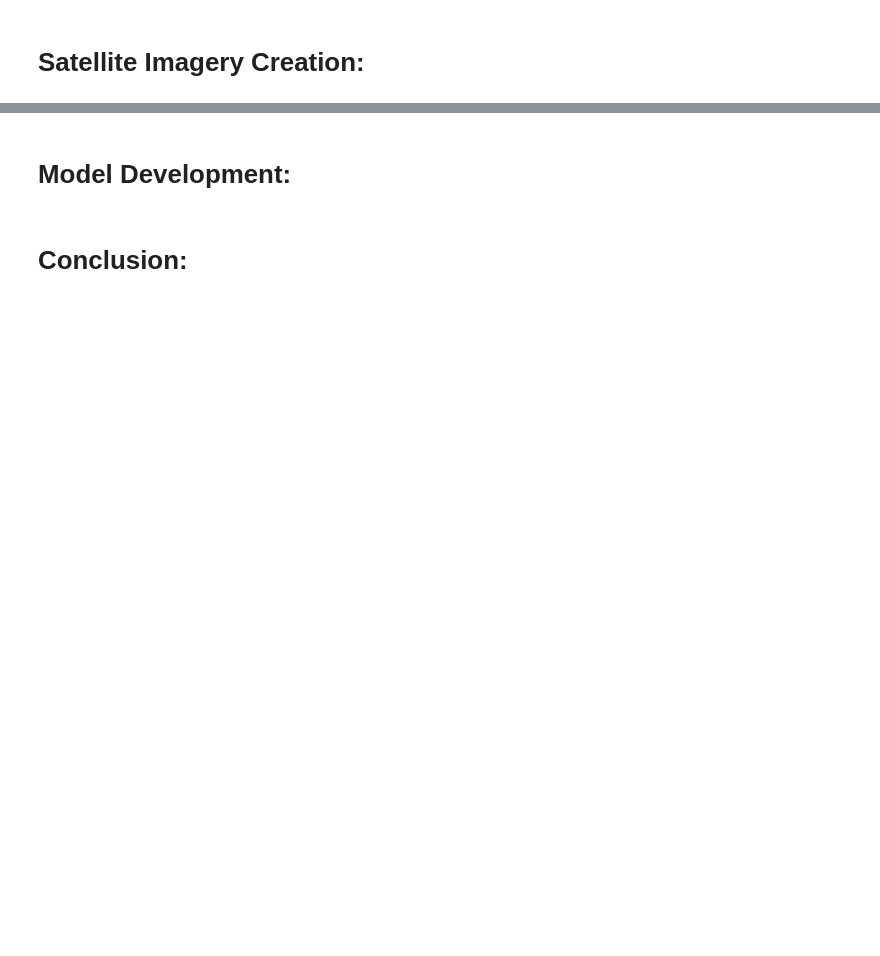
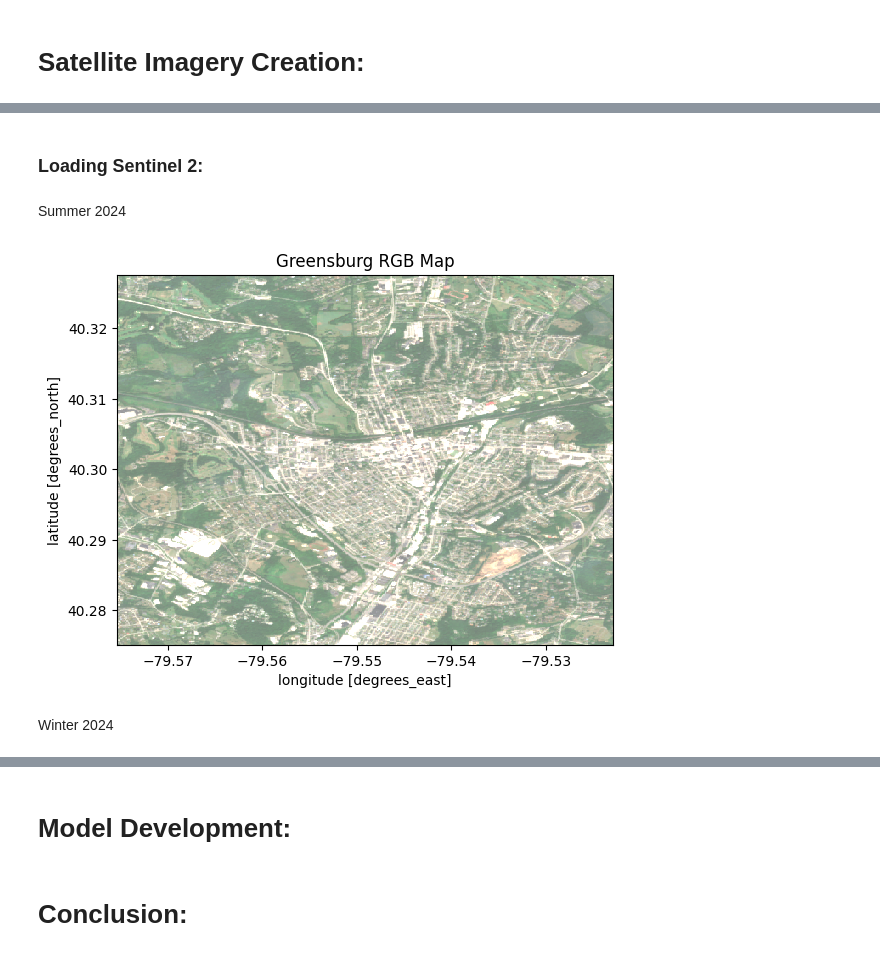
Before and after one commit to JZembower/UHI_Index_Prediction_Model, a Jupyter notebook: Model/greensburg_notebook.ipynb, the cells around one changed output, grey strips where cells are left out. Cells and saved outputs as stored; diff of their text form; code cells hidden in the pictures; blank space fills up the shorter version.

```diff
--- a/Model/greensburg_notebook.ipynb
+++ b/Model/greensburg_notebook.ipynb
@@ -70,0 +225,5 @@ buildings = pd.read_csv("C:\\Users\\jrzem\\OneDrive\\Desktop\\Greensburg Dataset
+# %%
+# function to create a median mosaic
+def median_mosaic(data):
+    median = data.median(dim='time').compute()
+    return median
@@ -70,0 +240,9 @@ buildings = pd.read_csv("C:\\Users\\jrzem\\OneDrive\\Desktop\\Greensburg Dataset
+# %%
+greensburg_location = (-79.57534,40.27524,-79.52297,40.32744)
+summer_2024 = '2024-06-01/2024-09-01'
+sentinel_2_satellite = "sentinel-2-l2a"
+cloud_coverage = 30
+sentinel_2_bands = ["B01", "B02", "B03", "B04", "B05", "B06", "B07", "B08", "B8A", "B11", "B12"]
+resolution = 10
+
+sentinel_2_summer_2024_xarray = create_xarray_data(greensburg_location,summer_2024,sentinel_2_satellite,cloud_coverage,sentinel_2_bands,resolution)
@@ -70,0 +251,2 @@ buildings = pd.read_csv("C:\\Users\\jrzem\\OneDrive\\Desktop\\Greensburg Dataset
+# %%
+sentinel_2_summer_2024 = median_mosaic(sentinel_2_summer_2024_xarray)
@@ -70,0 +503,4 @@ buildings = pd.read_csv("C:\\Users\\jrzem\\OneDrive\\Desktop\\Greensburg Dataset
+# %% [markdown]
+### Loading Sentinel 2:
+# %% [markdown]
+Summer 2024
@@ -70,0 +513,10 @@ buildings = pd.read_csv("C:\\Users\\jrzem\\OneDrive\\Desktop\\Greensburg Dataset
+# %%
+plot_data_summer = sentinel_2_summer_2024[['B04','B03','B02']].to_array()
+
+plot_data_summer.plot.imshow(vmin=0, vmax=2500)
+plt.title('Greensburg RGB Map')
+plt.show()
+# %% [output]
+[figure, added]
+# %% [markdown]
+Winter 2024
```
Also changed, not shown: parts of 62 cells of this notebook.
